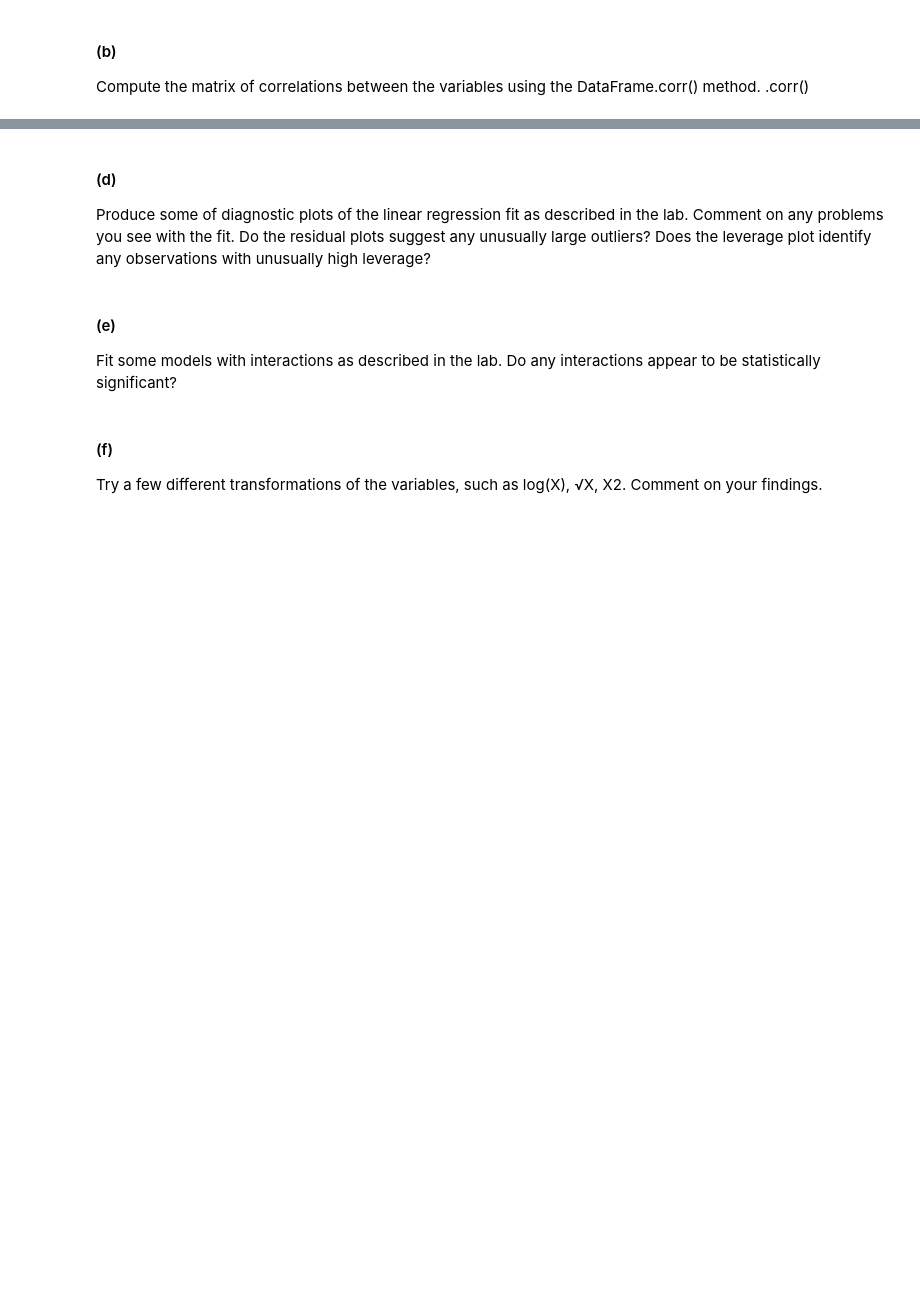
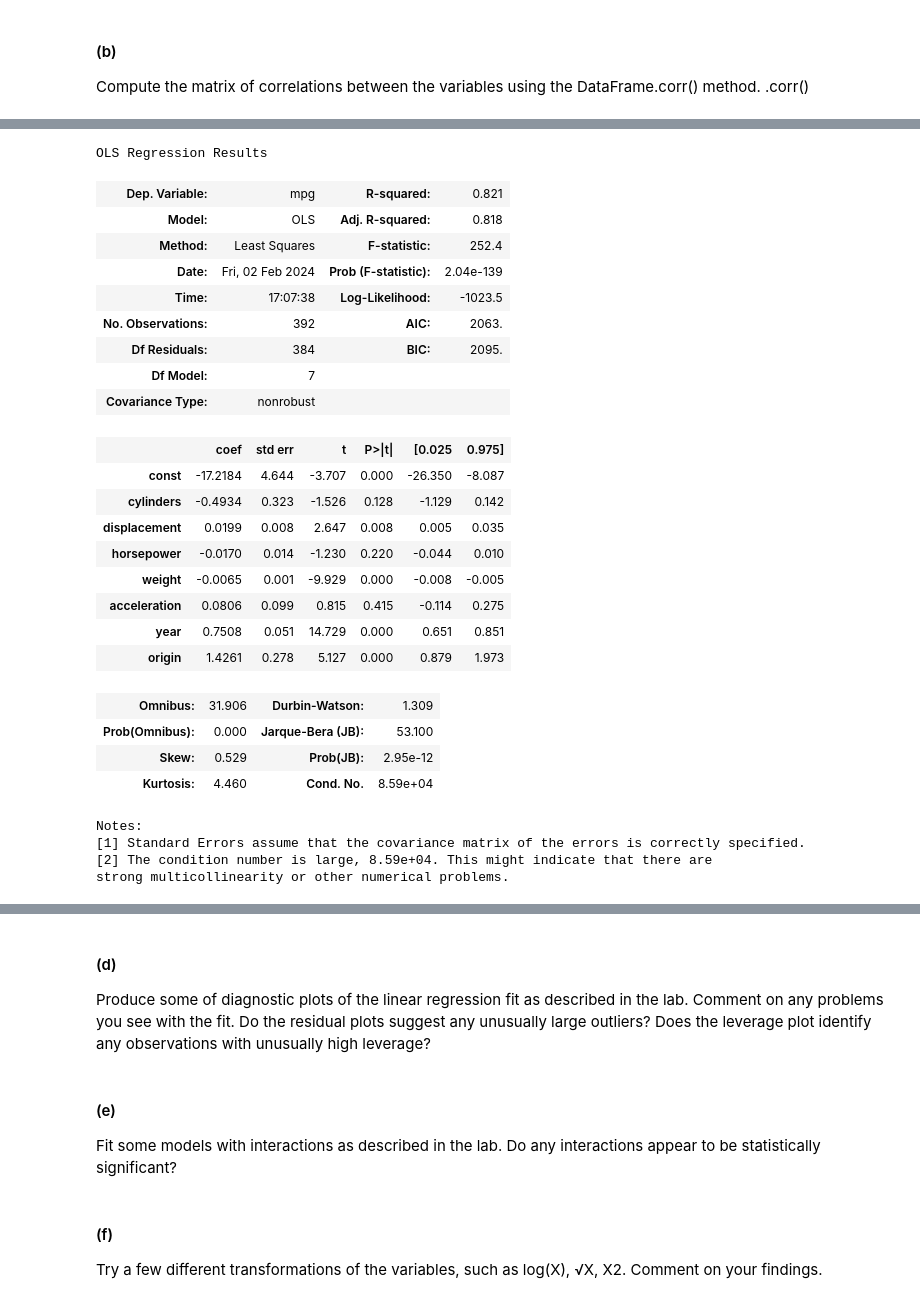
Before and after one commit to danschumac1/pred-mod_assingment2, a Jupyter notebook: Pred-Mod_Assignment2.ipynb, the cells around one changed output, grey strips where cells are left out. Saved outputs shown, nothing was run; the diff lists cells and outputs as text; code cells hidden in the pictures; blank space fills up the shorter version.

```diff
--- a/Pred-Mod_Assignment2.ipynb
+++ b/Pred-Mod_Assignment2.ipynb
@@ -25,0 +47,4 @@ Use the sm.OLS() function to perform a multiple linear regression with mpg as th
+# %%
+df_auto = df_auto.replace('?', np.nan)
+# %%
+df_auto = df_auto.dropna()
@@ -25,0 +64,37 @@ Use the sm.OLS() function to perform a multiple linear regression with mpg as th
+# %%
+df_auto['horsepower'] = df_auto['horsepower'].astype(float)
+# %%
+X = df_auto.drop(['mpg', 'name'], axis=1)
+y = df_auto['mpg']
+X = sm.add_constant(X)
+model = sm.OLS(y,X).fit()
+# %%
+model.summary()
+# %% [output]
+OLS Regression Results
+| Dep. Variable: | mpg | R-squared: | 0.821 |
+| Model: | OLS | Adj. R-squared: | 0.818 |
+| Method: | Least Squares | F-statistic: | 252.4 |
+| Date: | Fri, 02 Feb 2024 | Prob (F-statistic): | 2.04e-139 |
+| Time: | 17:07:38 | Log-Likelihood: | -1023.5 |
+| No. Observations: | 392 | AIC: | 2063. |
+| Df Residuals: | 384 | BIC: | 2095. |
+| Df Model: | 7 |  |  |
+| Covariance Type: | nonrobust |  |  |
+|  | coef | std err | t | P>|t| | [0.025 | 0.975] |
+| const | -17.2184 | 4.644 | -3.707 | 0.000 | -26.350 | -8.087 |
+| cylinders | -0.4934 | 0.323 | -1.526 | 0.128 | -1.129 | 0.142 |
+| displacement | 0.0199 | 0.008 | 2.647 | 0.008 | 0.005 | 0.035 |
+| horsepower | -0.0170 | 0.014 | -1.230 | 0.220 | -0.044 | 0.010 |
+| weight | -0.0065 | 0.001 | -9.929 | 0.000 | -0.008 | -0.005 |
+| acceleration | 0.0806 | 0.099 | 0.815 | 0.415 | -0.114 | 0.275 |
+| year | 0.7508 | 0.051 | 14.729 | 0.000 | 0.651 | 0.851 |
+| origin | 1.4261 | 0.278 | 5.127 | 0.000 | 0.879 | 1.973 |
+| Omnibus: | 31.906 | Durbin-Watson: | 1.309 |
+| Prob(Omnibus): | 0.000 | Jarque-Bera (JB): | 53.100 |
+| Skew: | 0.529 | Prob(JB): | 2.95e-12 |
+| Kurtosis: | 4.460 | Cond. No. | 8.59e+04 |
+Notes:
+[1] Standard Errors assume that the covariance matrix of the errors is correctly specified.
+[2] The condition number is large, 8.59e+04. This might indicate that there are
+strong multicollinearity or other numerical problems.
```
Also changed, not shown: parts of 10 cells of this notebook, 1 other file.
